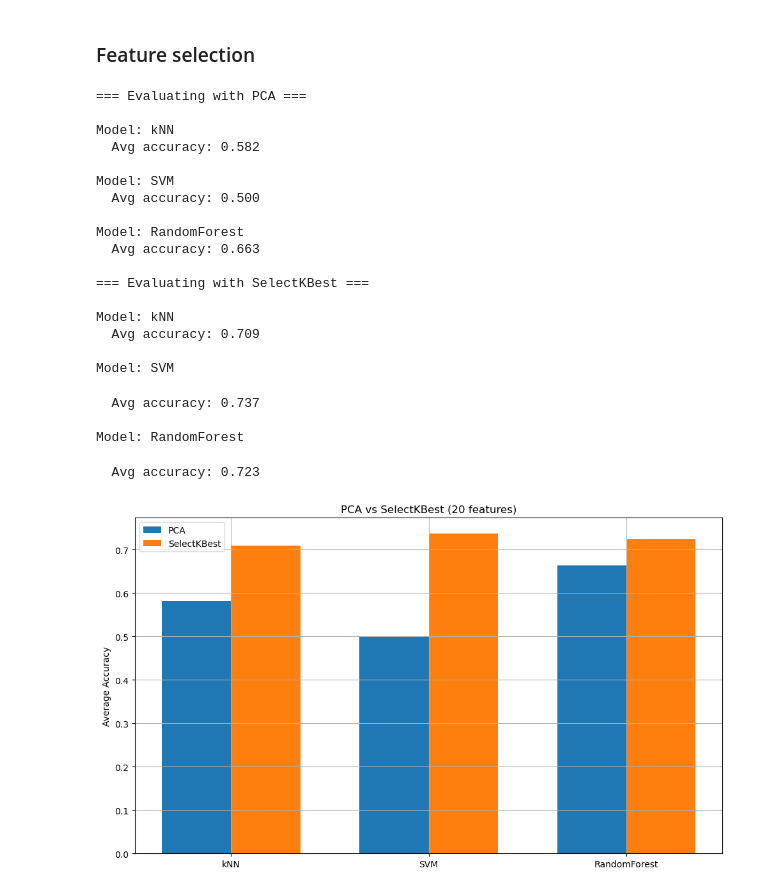
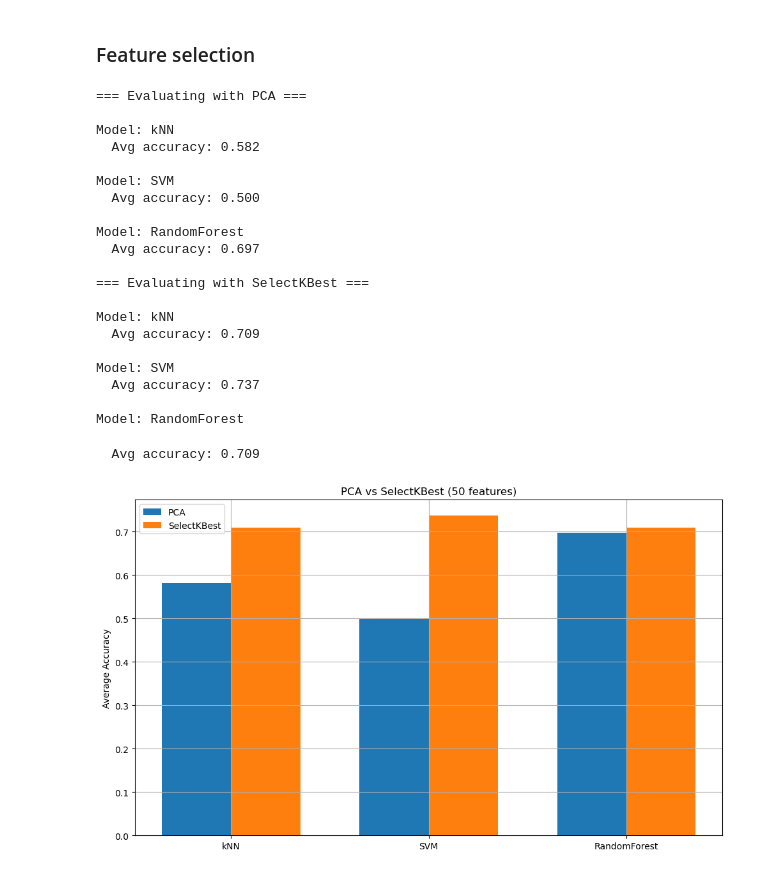
Before and after one commit to TaraVijgeboom/TM10007_Group10_Liver, a Jupyter notebook: assignment.ipynb, the cells around one changed output. Drawn from its saved outputs; the diff is of its cells as text; code cells hidden in the pictures.

```diff
--- a/assignment.ipynb
+++ b/assignment.ipynb
@@ -229,6 +229,7 @@ models = {
 }
 
 # Prepare StratifiedKFold
+k =50
 kf = StratifiedKFold(n_splits=5, shuffle=True, random_state=42)
 
 # Storage for results
@@ -249,9 +250,9 @@ for method_name in ["PCA", "SelectKBest"]:
 
             # Apply dimensionality reduction
             if method_name == "PCA":
-                reducer = PCA(n_components=50)
+                reducer = PCA(n_components=k)
             elif method_name == "SelectKBest":
-                reducer = SelectKBest(f_classif, k=50)
+                reducer = SelectKBest(f_classif, k=k)
 
             X_fold_train_reduced = reducer.fit_transform(X_fold_train, y_fold_train)
             X_fold_test_reduced = reducer.transform(X_fold_test)
@@ -275,40 +276,40 @@ width = 0.35
 
 pca_scores = [results["PCA"][label] for label in labels]
 skb_scores = [results["SelectKBest"][label] for label in labels]
 
 plt.figure(figsize=(10, 6))
 plt.bar(x - width/2, pca_scores, width, label='PCA')
 plt.bar(x + width/2, skb_scores, width, label='SelectKBest')
 plt.ylabel('Average Accuracy')
-plt.title('PCA vs SelectKBest (20 features)')
+plt.title(f'PCA vs SelectKBest ({k} features)')
 plt.xticks(x, labels)
 plt.legend()
 plt.grid(True)
 plt.tight_layout()
 plt.show()
 # %% [output]
 === Evaluating with PCA ===
 
 Model: kNN
   Avg accuracy: 0.582
 
 Model: SVM
   Avg accuracy: 0.500
 
 Model: RandomForest
-  Avg accuracy: 0.663
+  Avg accuracy: 0.697
 
 === Evaluating with SelectKBest ===
 
 Model: kNN
   Avg accuracy: 0.709
 
 Model: SVM
+  Avg accuracy: 0.737
+
+Model: RandomForest
-  Avg accuracy: 0.737
-
-Model: RandomForest
+  Avg accuracy: 0.709
-  Avg accuracy: 0.723
-[figure, old version]
+[figure, new version]
 # %%
 from sklearn.feature_selection import SelectKBest, f_classif
 from sklearn.model_selection import StratifiedKFold
```
Also changed, not shown: parts of 6 cells of this notebook.
